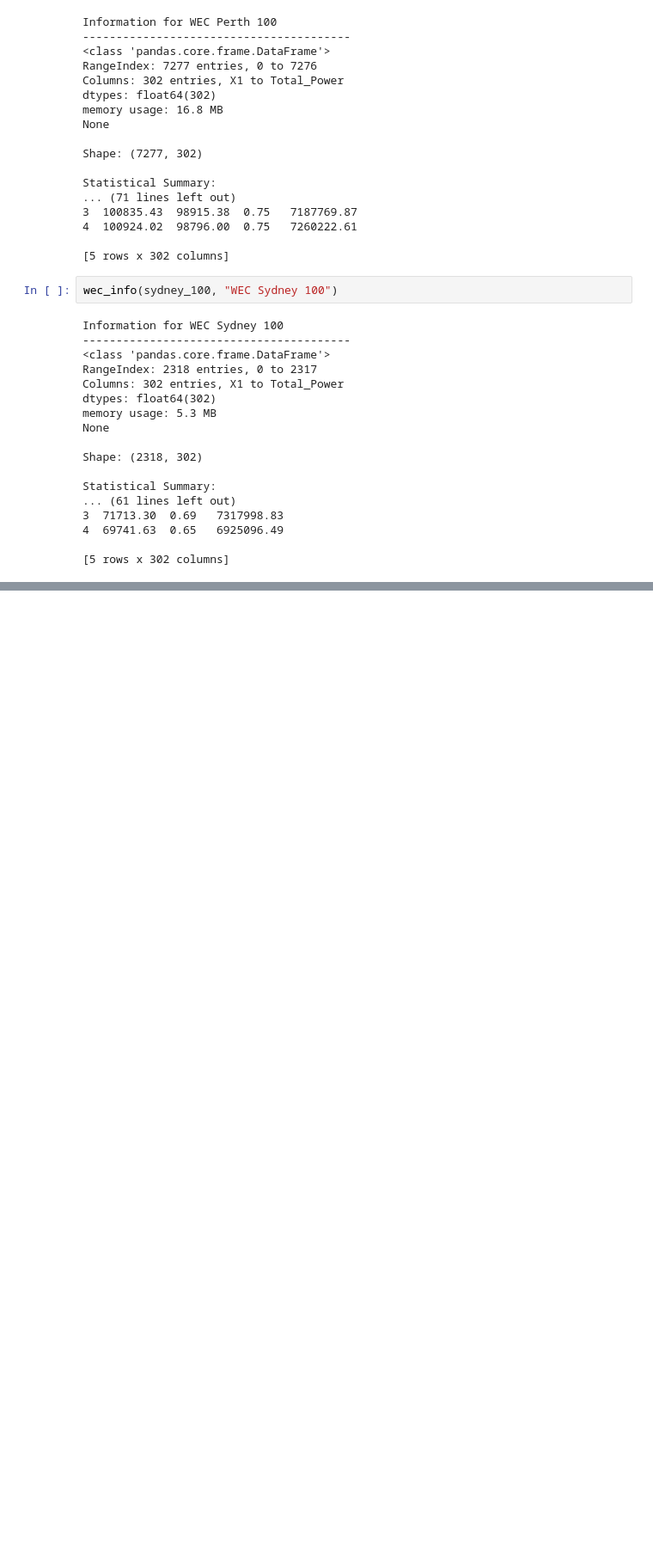
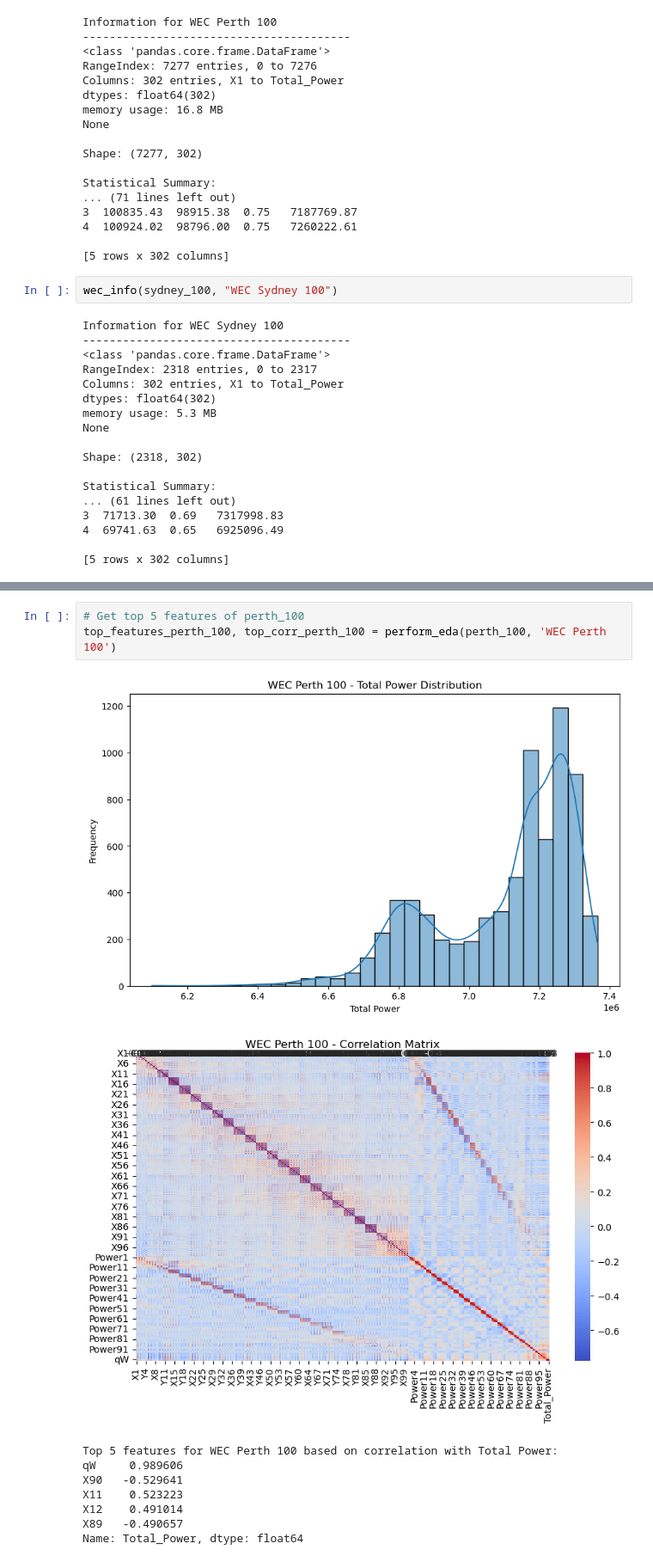
Before and after one commit to Kevinobote/WEC, a Jupyter notebook: WEC.ipynb, the cells around one changed output, grey strips where cells are left out. Shown at 86% size. Cells and saved outputs as stored; diff of their text form; blank space fills up the shorter version.

```diff
--- a/WEC.ipynb
+++ b/WEC.ipynb
@@ -224,0 +426,13 @@ Series([], dtype: int64)
+# %%
+# Get top 5 features of perth_100
+top_features_perth_100, top_corr_perth_100 = perform_eda(perth_100, 'WEC Perth 100')
+# %% [output]
+[figure, added]
+[figure, added]
+Top 5 features for WEC Perth 100 based on correlation with Total Power:
+qW     0.989606
+X90   -0.529641
+X11    0.523223
+X12    0.491014
+X89   -0.490657
+Name: Total_Power, dtype: float64
```
Also changed, not shown: parts of 28 cells of this notebook, 1 other file.
